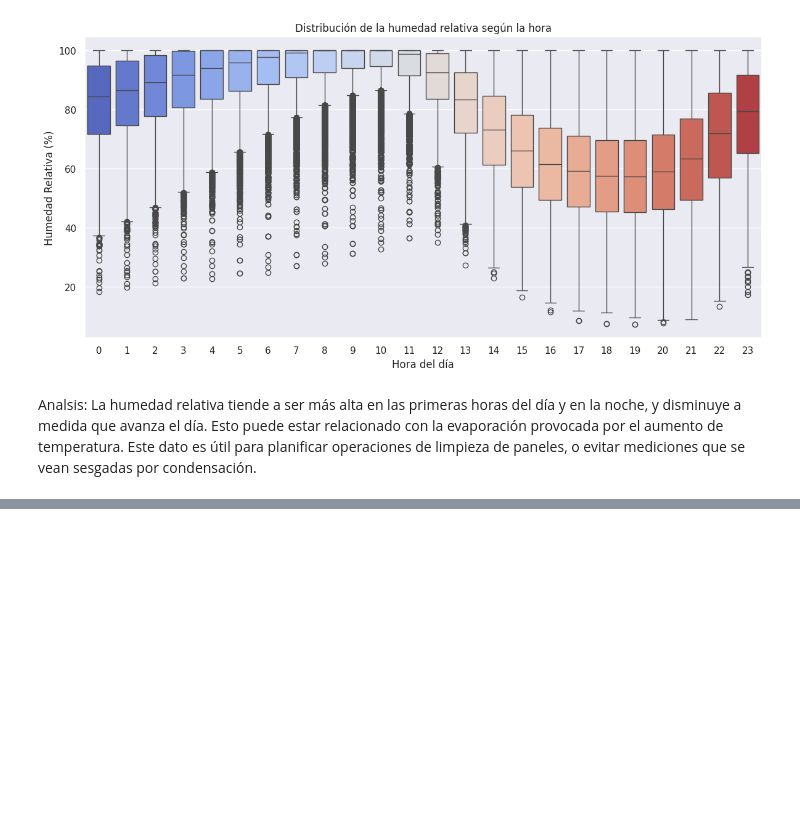
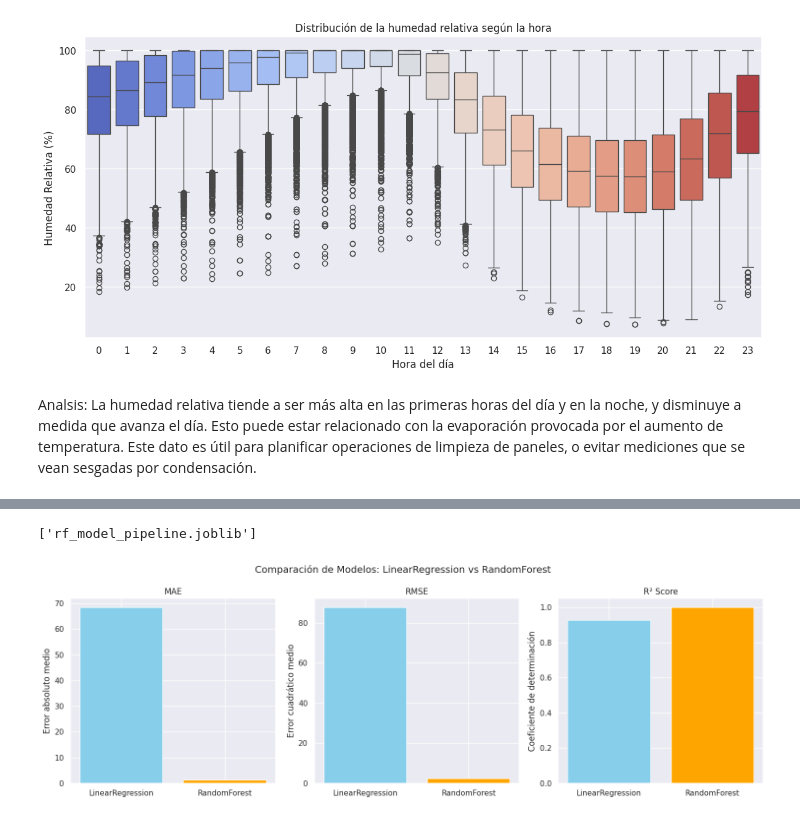
Before and after one commit to Pelado91/Proyecto-Data-Science-II, a Jupyter notebook: Generacion_Solar_Metzler.ipynb, the cells around one changed output, grey strips where cells are left out. Drawn from its saved outputs; the diff is of its cells as text; code cells hidden in the pictures; blank space fills up the shorter version.

```diff
--- a/Generacion_Solar_Metzler.ipynb
+++ b/Generacion_Solar_Metzler.ipynb
@@ -370 +417,35 @@ R2: 0.9999999657725462
+# %%
+import joblib
+joblib.dump(pipe_rf, "rf_model_pipeline.joblib")
+# %% [output]
+['rf_model_pipeline.joblib']
+# %%
+import matplotlib.pyplot as plt
+
+
+# Gráfico comparativo de métricas
+
+
+fig, axes = plt.subplots(1, 3, figsize=(15,5))
+
+# MAE
+axes[0].bar(res['Modelo'], res['MAE'], color=['skyblue', 'orange'])
+axes[0].set_title('MAE')
+axes[0].set_ylabel('Error absoluto medio')
+
+# RMSE
+axes[1].bar(res['Modelo'], res['RMSE'], color=['skyblue', 'orange'])
+axes[1].set_title('RMSE')
+axes[1].set_ylabel('Error cuadrático medio')
+
+# R²
+axes[2].bar(res['Modelo'], res['R2'], color=['skyblue', 'orange'])
+axes[2].set_title('R² Score')
+axes[2].set_ylabel('Coeficiente de determinación')
+
+plt.suptitle("Comparación de Modelos: LinearRegression vs RandomForest", fontsize=14)
+plt.tight_layout()
+plt.show()
+# %% [output]
+[figure, added]
 # %% [markdown]
```
Also changed, not shown: parts of 15 cells of this notebook.
